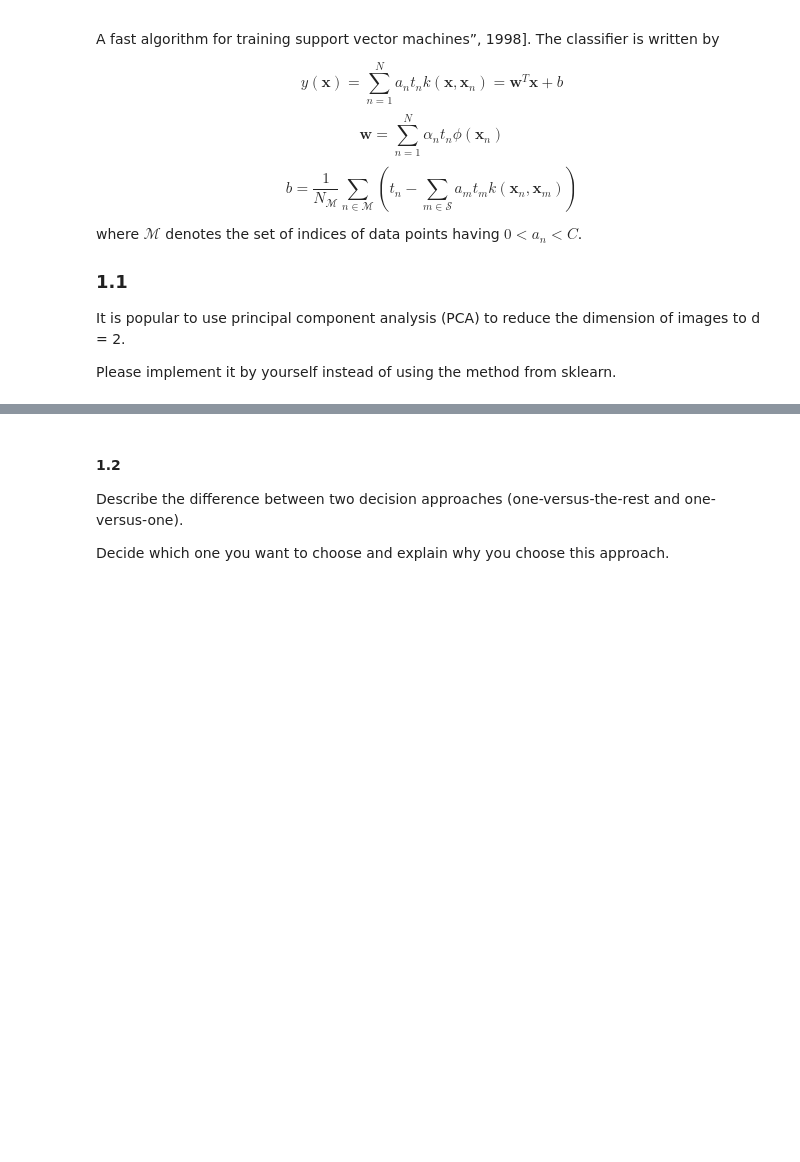
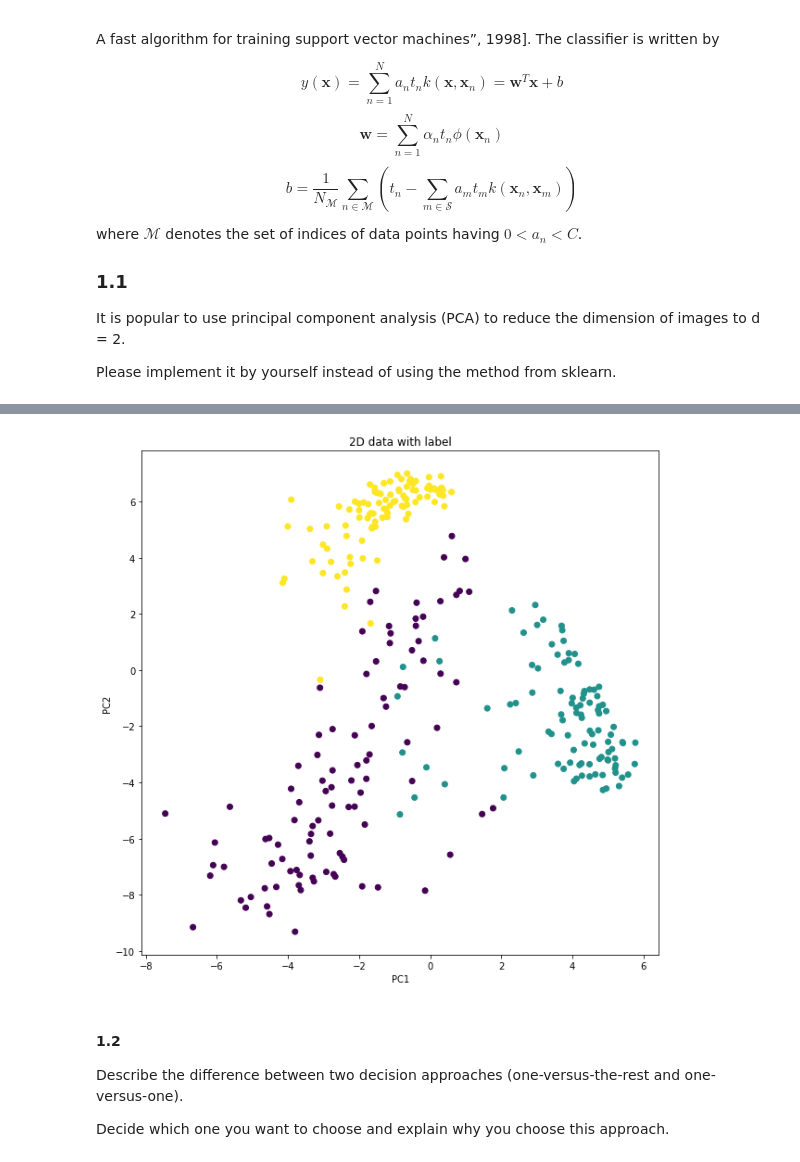
Before and after one commit to jacksonchen1998/2022-NYCU-ML, a Jupyter notebook: hw3_311511052/hw3_311511052.ipynb, the cells around one changed output, grey strips where cells are left out. Saved outputs shown, nothing was run; the diff lists cells and outputs as text; code cells hidden in the pictures; blank space fills up the shorter version.

```diff
--- a/hw3_311511052/hw3_311511052.ipynb
+++ b/hw3_311511052/hw3_311511052.ipynb
@@ -106,8 +110,13 @@ data_pca = data_new @ eig_vecs[:,eig_vals_sorted] # PCA
 # %%
 # plot 2D data with label
 plt.figure(figsize=(10,10))
 plt.scatter(data_pca[:,0],data_pca[:,1],c=label.values)
+plt.xlabel('PC1')
+plt.ylabel('PC2')
+plt.title('2D data with label')
 plt.show()
+# %% [output]
+[figure, added]
 # %% [markdown]
 #### 1.2
 
```
Also changed, not shown: parts of 1 cell of this notebook, 1 other file.
